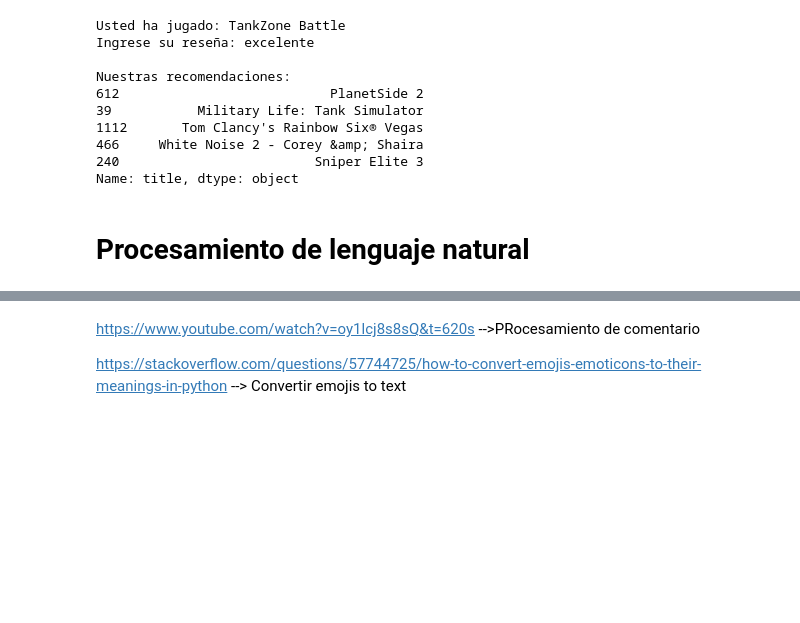
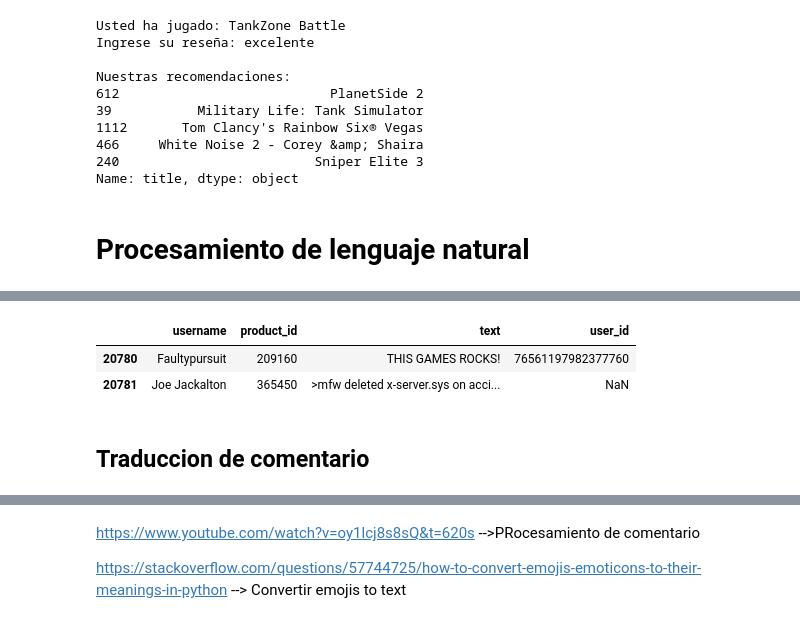
Before and after one commit to nestorjuarezR/Data_Science, a Jupyter notebook: Proyecto3.ipynb, the cells around one changed output, grey strips where cells are left out. Saved outputs shown, nothing was run; the diff lists cells and outputs as text; code cells hidden in the pictures; blank space fills up the shorter version.

```diff
--- a/Proyecto3.ipynb
+++ b/Proyecto3.ipynb
@@ -375,0 +413,2 @@ Name: title, dtype: object
+# %%
+df_reviews.drop(['hours', 'products', 'date', 'found_funny', 'Fecha', 'Year', 'month'], axis=1, inplace=True)
@@ -375,0 +450,6 @@ Name: title, dtype: object
+# %%
+df_reviews.tail(2)
+# %% [output]
+|  | username | product_id | text | user_id |
+| 20780 | Faultypursuit | 209160 | THIS GAMES ROCKS! | 76561197982377760 |
+| 20781 | Joe Jackalton | 365450 | >mfw deleted x-server.sys on acci... | NaN |
@@ -375,0 +458,2 @@ Name: title, dtype: object
+# %% [markdown]
+## Traduccion de comentario
```
Also changed, not shown: parts of 39 cells of this notebook.
